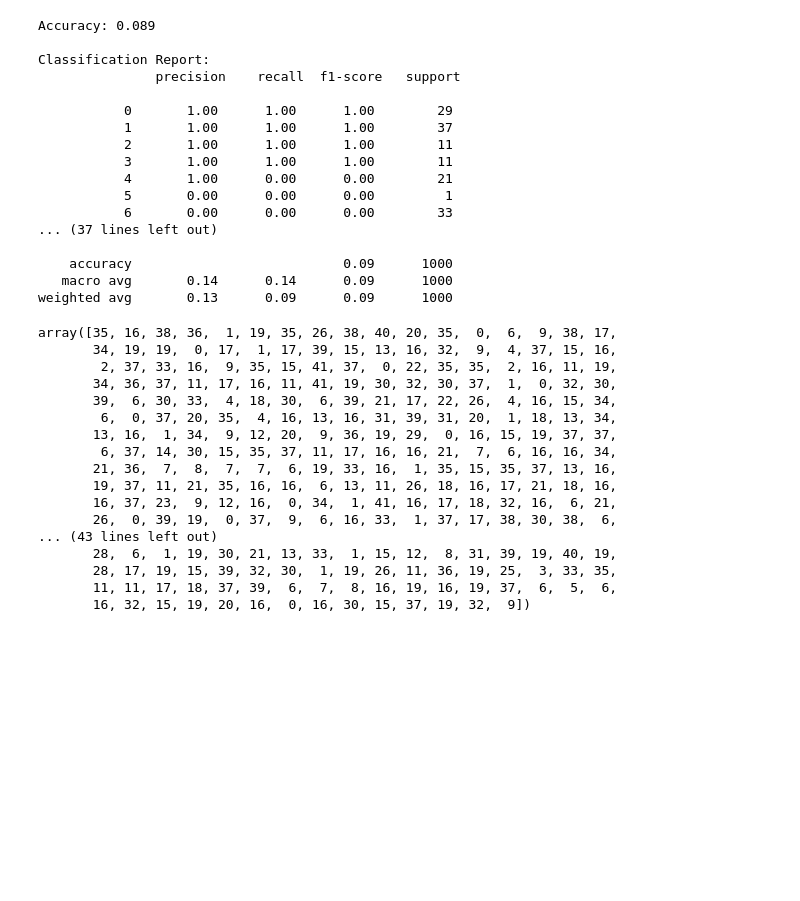
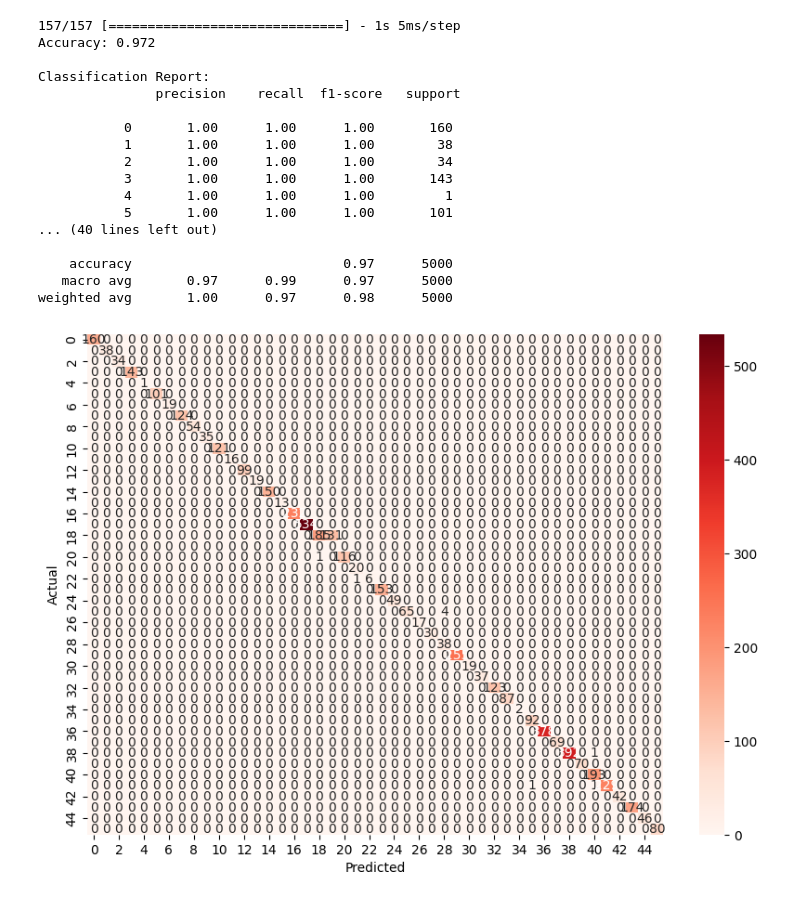
Before and after one commit to mbalmf01/LM-finetuning-for-Ab-design, a Jupyter notebook: notebooks/neural_network.ipynb, the cells around one changed output. Drawn from its saved outputs; the diff is of its cells as text; code cells hidden in the pictures; blank space fills up the shorter version.

```diff
--- a/notebooks/neural_network.ipynb
+++ b/notebooks/neural_network.ipynb
@@ -132,45 +144,38 @@ y_pred = model.predict(test_embeddings)
 # %%
+#@title Assessing the model on totally unseen data
+
+#Predictions
+y_pred = model.predict(X_test)
 y_pred_classes = np.argmax(y_pred, axis=1)
-y_true_classes = np.argmax(test_labels_encoded, axis=1)
+y_true_classes = np.argmax(y_test, axis=1)
 
-# Basic Metrics
+#Basic Metrics
 print("Accuracy:", accuracy_score(y_true_classes, y_pred_classes))
 print("\nClassification Report:\n", classification_report(y_true_classes, y_pred_classes, zero_division=1))
+
+#Confusion Matrix
+cm = confusion_matrix(y_true_classes, y_pred_classes)
+plt.figure(figsize=(10,7))
+sns.heatmap(cm, annot=True, fmt='g', cmap='Reds')
+plt.xlabel('Predicted')
+plt.ylabel('Actual')
+plt.show()
 # %% [output]
-Accuracy: 0.089
+157/157 [==============================] - 1s 5ms/step
+Accuracy: 0.972
 
 Classification Report:
                precision    recall  f1-score   support
 
-           0       1.00      1.00      1.00        29
-           1       1.00      1.00      1.00        37
-           2       1.00      1.00      1.00        11
-           3       1.00      1.00      1.00        11
-           4       1.00      0.00      0.00        21
-           5       0.00      0.00      0.00         1
-           6       0.00      0.00      0.00        33
-... (37 lines left out)
+           0       1.00      1.00      1.00       160
+           1       1.00      1.00      1.00        38
+           2       1.00      1.00      1.00        34
+           3       1.00      1.00      1.00       143
+           4       1.00      1.00      1.00         1
+           5       1.00      1.00      1.00       101
+... (40 lines left out)
 
-    accuracy                           0.09      1000
-   macro avg       0.14      0.14      0.09      1000
-weighted avg       0.13      0.09      0.09      1000
+    accuracy                           0.97      5000
+   macro avg       0.97      0.99      0.97      5000
+weighted avg       1.00      0.97      0.98      5000
+[figure, added]
-# %%
-test_labels
-# %% [output]
-array([35, 16, 38, 36,  1, 19, 35, 26, 38, 40, 20, 35,  0,  6,  9, 38, 17,
-       34, 19, 19,  0, 17,  1, 17, 39, 15, 13, 16, 32,  9,  4, 37, 15, 16,
-        2, 37, 33, 16,  9, 35, 15, 41, 37,  0, 22, 35, 35,  2, 16, 11, 19,
-       34, 36, 37, 11, 17, 16, 11, 41, 19, 30, 32, 30, 37,  1,  0, 32, 30,
-       39,  6, 30, 33,  4, 18, 30,  6, 39, 21, 17, 22, 26,  4, 16, 15, 34,
-        6,  0, 37, 20, 35,  4, 16, 13, 16, 31, 39, 31, 20,  1, 18, 13, 34,
-       13, 16,  1, 34,  9, 12, 20,  9, 36, 19, 29,  0, 16, 15, 19, 37, 37,
-        6, 37, 14, 30, 15, 35, 37, 11, 17, 16, 16, 21,  7,  6, 16, 16, 34,
-       21, 36,  7,  8,  7,  7,  6, 19, 33, 16,  1, 35, 15, 35, 37, 13, 16,
-       19, 37, 11, 21, 35, 16, 16,  6, 13, 11, 26, 18, 16, 17, 21, 18, 16,
-       16, 37, 23,  9, 12, 16,  0, 34,  1, 41, 16, 17, 18, 32, 16,  6, 21,
-       26,  0, 39, 19,  0, 37,  9,  6, 16, 33,  1, 37, 17, 38, 30, 38,  6,
-... (43 lines left out)
-       28,  6,  1, 19, 30, 21, 13, 33,  1, 15, 12,  8, 31, 39, 19, 40, 19,
-       28, 17, 19, 15, 39, 32, 30,  1, 19, 26, 11, 36, 19, 25,  3, 33, 35,
-       11, 11, 17, 18, 37, 39,  6,  7,  8, 16, 19, 16, 19, 37,  6,  5,  6,
-       16, 32, 15, 19, 20, 16,  0, 16, 30, 15, 37, 19, 32,  9])
```
Also changed, not shown: parts of 12 cells of this notebook, 7 other files.
